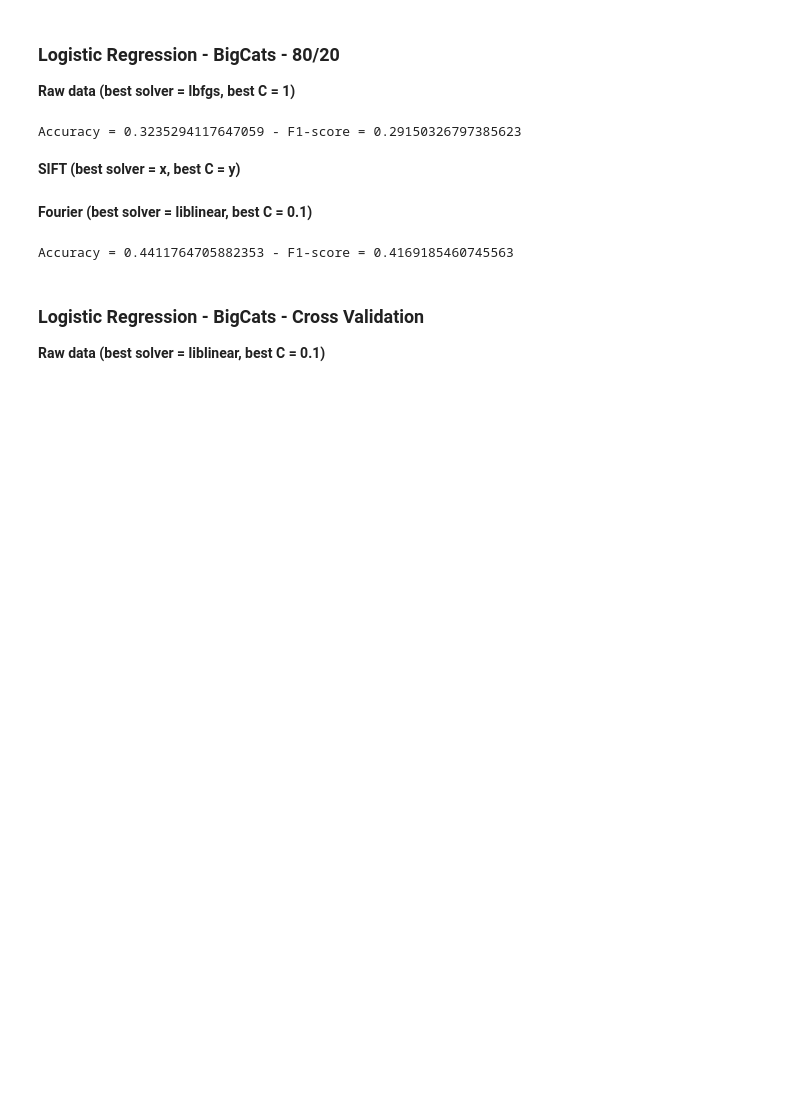
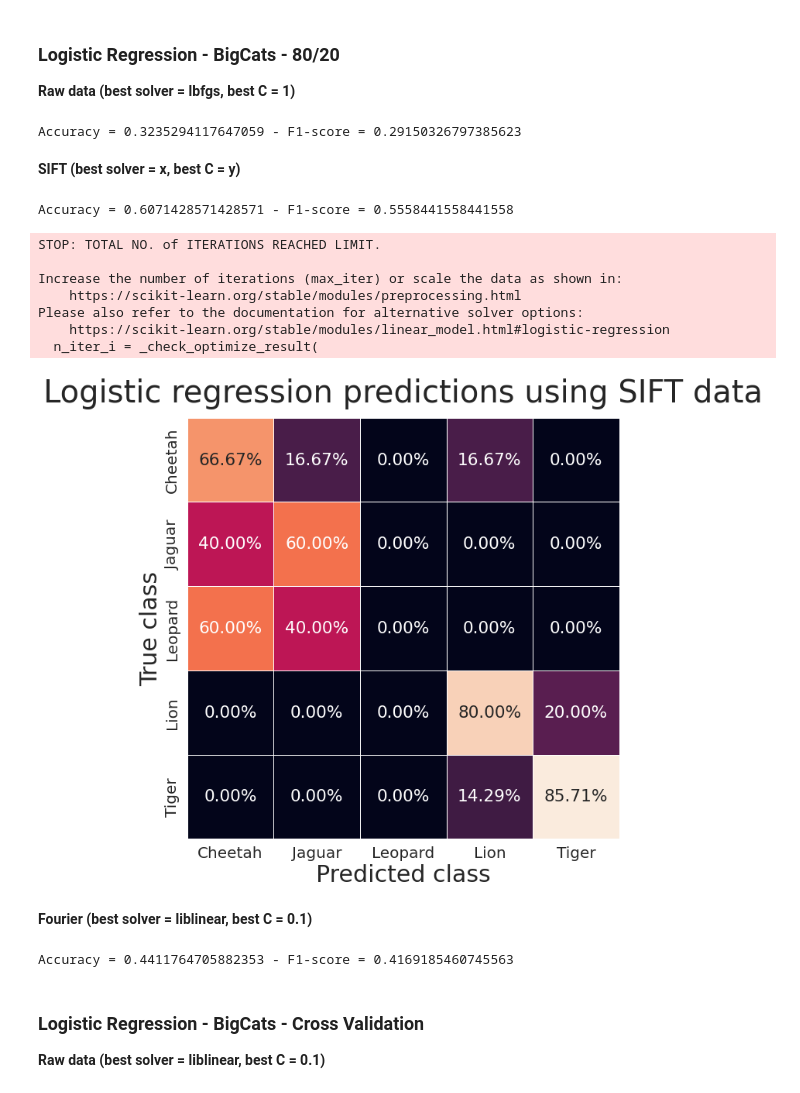
Before and after one commit to BorisWinter/pattern-recognition-a2, a Jupyter notebook: main.ipynb, the cells around one changed output. Drawn from its saved outputs; the diff is of its cells as text; code cells hidden in the pictures; blank space fills up the shorter version.

```diff
--- a/main.ipynb
+++ b/main.ipynb
@@ -358,18 +359,28 @@ Accuracy = 0.3235294117647059 - F1-score = 0.29150326797385623
 # %%
 # # Create the 80/20 split
 x_train, x_test, y_train, y_test = train_test_split(data_vec_8020, labels_8020, test_size=0.2, random_state=42, stratify=labels_8020)
 
 # # Tune k using gridsearch on the train set
 # solvers = ["newton-cg", "lbfgs", "liblinear", "sag", "saga"]
 # c_values = [0.0001, 0.001, 0.1, 1, 10, 100, 1000, 10000]
 # logistic_regression_gridsearch(x_train, y_train, solvers, c_values)
 
 # # Train using the optimal k (=k) and test on the test set
-acc, f1, pred_labels = logistic_regression(x_train, y_train, x_test, y_test, solver="liblinear", c_value=10)
+acc, f1, pred_labels = logistic_regression(x_train, y_train, x_test, y_test, solver="lbfgs", c_value=0.1)
 print(f'Accuracy = {acc} - F1-score = {f1}')
 
 # # Show a confusion matrix
-# # create_conf_matrix(y_test, pred_labels, title="Logistic regression predictions using raw data")
+create_conf_matrix(y_test, pred_labels, title="Logistic regression predictions using SIFT data")
+# %% [output]
+Accuracy = 0.6071428571428571 - F1-score = 0.5558441558441558
+STOP: TOTAL NO. of ITERATIONS REACHED LIMIT.
+
+Increase the number of iterations (max_iter) or scale the data as shown in:
+    https://scikit-learn.org/stable/modules/preprocessing.html
+Please also refer to the documentation for alternative solver options:
+    https://scikit-learn.org/stable/modules/linear_model.html#logistic-regression
+  n_iter_i = _check_optimize_result(
+[figure, added]
 # %% [markdown]
 **Fourier (best solver = liblinear, best C = 0.1)**
 # %%
```
Also changed, not shown: parts of 4 cells of this notebook, 3 other files.
